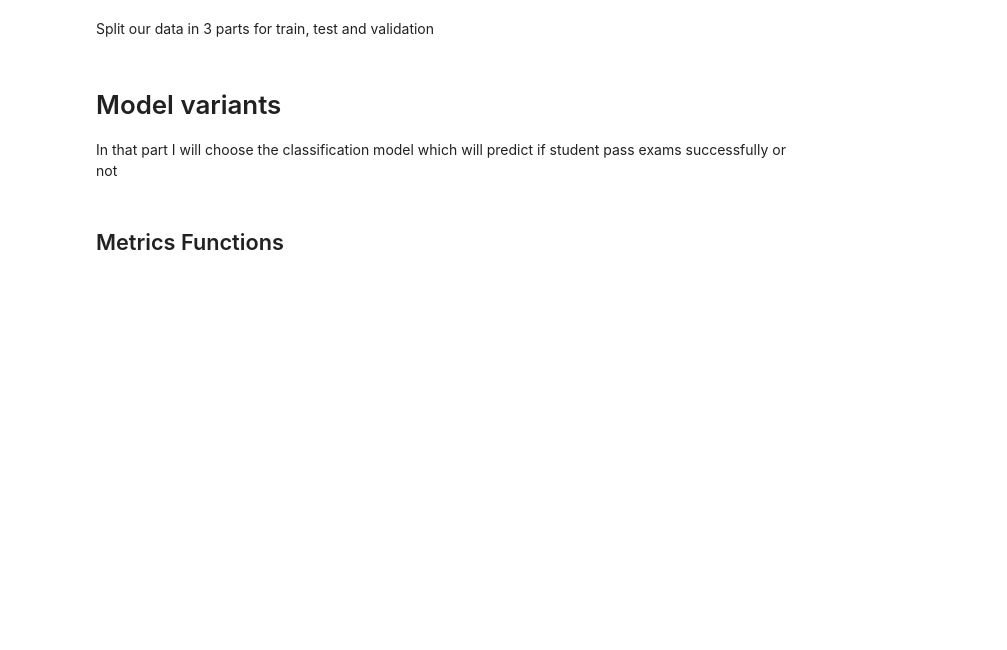
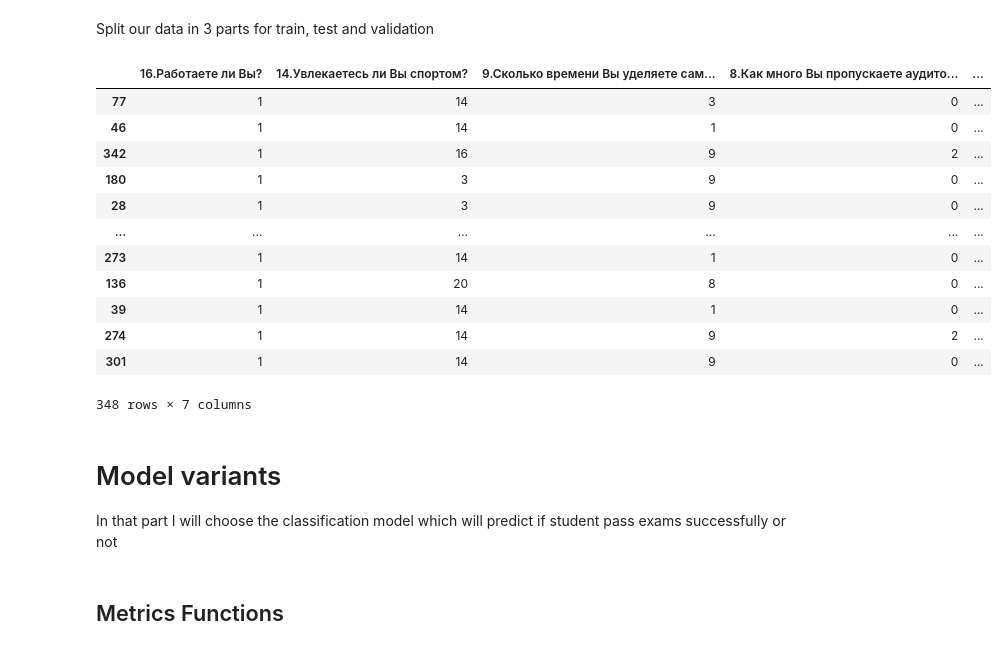
Before and after one commit to alexgiving/coursework_3, a Jupyter notebook: 3course.ipynb, the cells around one changed output. Drawn from its saved outputs; the diff is of its cells as text; code cells hidden in the pictures; blank space fills up the shorter version.

```diff
--- a/3course.ipynb
+++ b/3course.ipynb
@@ -149,6 +143,22 @@ def train_test_val_split(test_ratio, validation_ratio):
     return X_train.iloc[:,1:], X_test.iloc[:,1:], X_val, y_train, y_test, y_val
 # %%
 X_train, X_test, X_val, y_train, y_test, y_val = train_test_val_split(test_ratio=0.25, validation_ratio=0.05)
+# %%
+X_train
+# %% [output]
+|  | 16.Работаете ли Вы? | 14.Увлекаетесь ли Вы спортом? | 9.Сколько времени Вы уделяете сам... | 8.Как много Вы пропускаете аудито... | ... |
+| 77 | 1 | 14 | 3 | 0 | ... |
+| 46 | 1 | 14 | 1 | 0 | ... |
+| 342 | 1 | 16 | 9 | 2 | ... |
+| 180 | 1 | 3 | 9 | 0 | ... |
+| 28 | 1 | 3 | 9 | 0 | ... |
+| ... | ... | ... | ... | ... | ... |
+| 273 | 1 | 14 | 1 | 0 | ... |
+| 136 | 1 | 20 | 8 | 0 | ... |
+| 39 | 1 | 14 | 1 | 0 | ... |
+| 274 | 1 | 14 | 9 | 2 | ... |
+| 301 | 1 | 14 | 9 | 0 | ... |
+348 rows × 7 columns
 # %% [markdown]
 # Model variants
 In that part I will choose the classification model which will predict if student pass exams successfully or not
```
Also changed, not shown: parts of 21 cells of this notebook, 2 other files.
